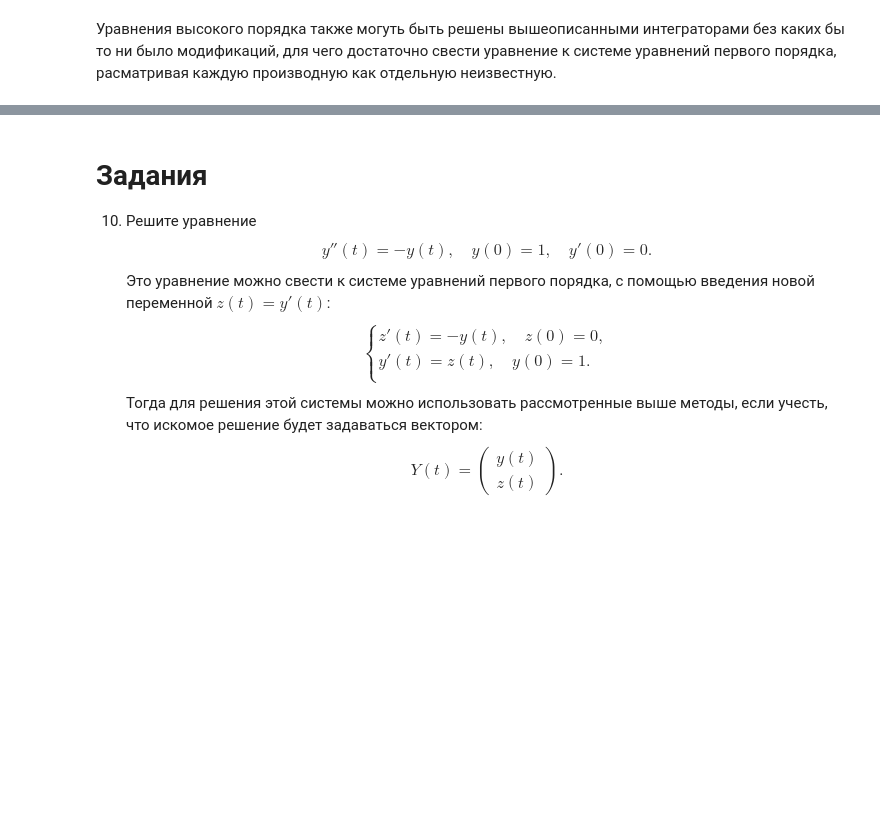
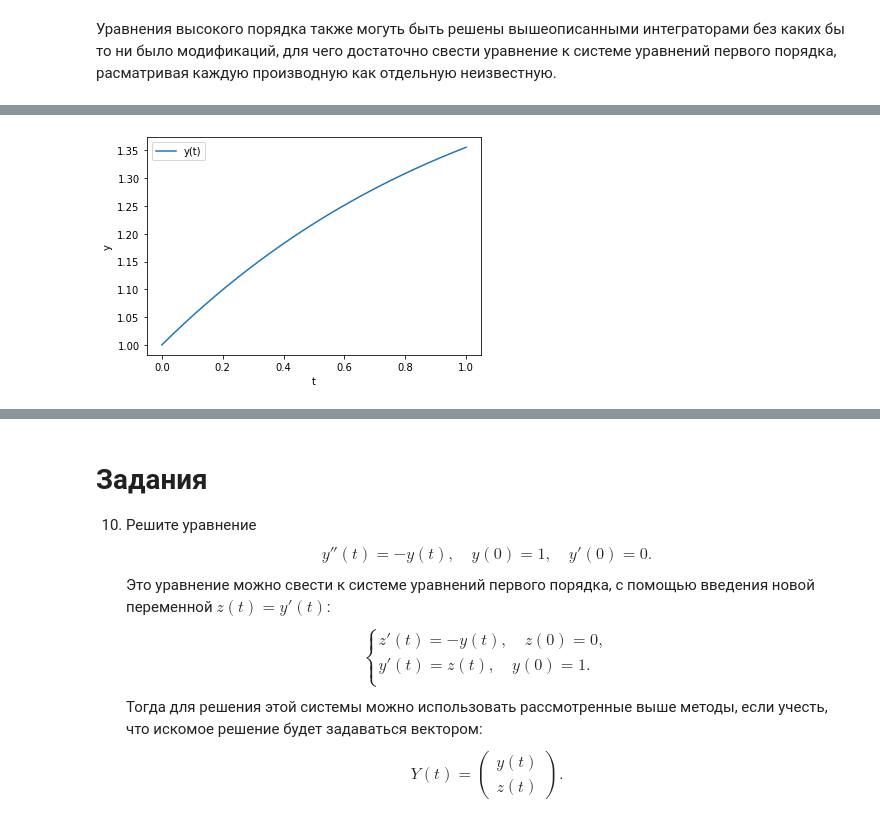
Before and after one commit to miroliubovmark/NumericalSim, a Jupyter notebook: lab 10/Integrators.ipynb, the cells around one changed output, grey strips where cells are left out. Cells and saved outputs as stored; diff of their text form; code cells hidden in the pictures; blank space fills up the shorter version.

```diff
--- a/lab 10/Integrators.ipynb
+++ b/lab 10/Integrators.ipynb
@@ -876,0 +881,29 @@ $$
+# %%
+import numpy as np
+import matplotlib.pyplot as plt
+from scipy.optimize import fsolve
+%matplotlib inline
+
+def f(y):
+    return np.cos(y)
+
+def g(x):
+        return x - y[i-1] - h*f(x)
+
+y0 = 1
+h = 0.0001
+t = np.arange(0, 1, h)
+
+y = np.zeros_like(t)
+y[0] = y0
+
+for i in range(1, len(t)):
+    y[i] = fsolve(g, y[i-1])
+
+plt.plot(t, y, label='y(t)')
+
+plt.legend()
+plt.xlabel('t')
+plt.ylabel('y')
+plt.show()
+# %% [output]
@@ -877 +911,2 @@ $$
+[figure, added]
 # %%
```
Also changed, not shown: parts of 12 cells of this notebook.
